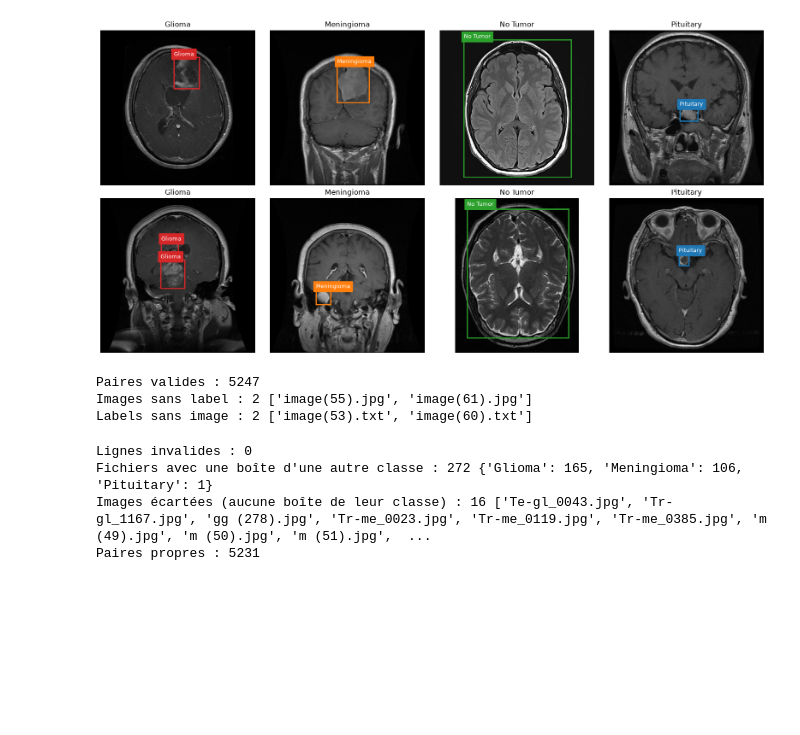
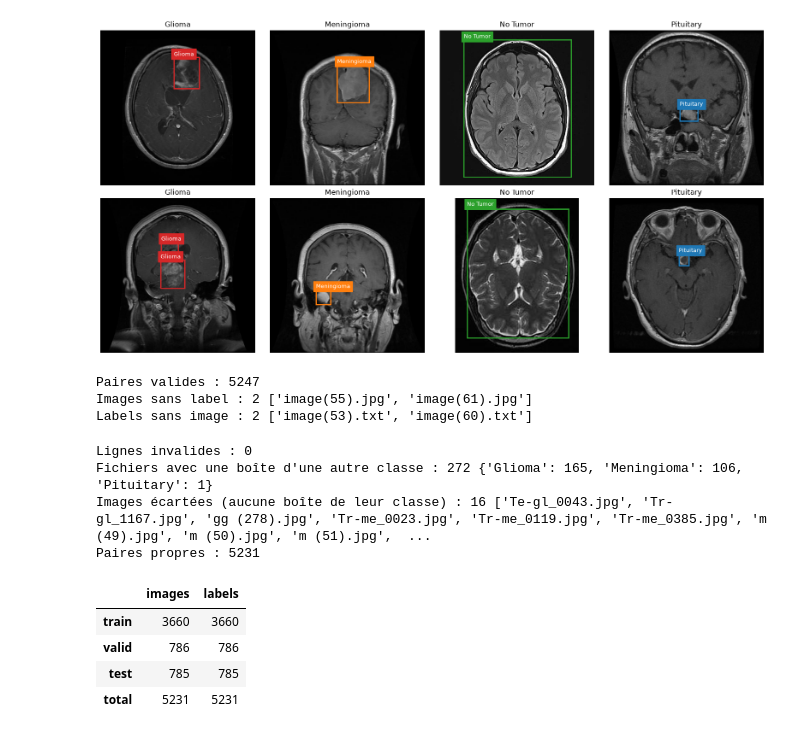
Before and after one commit to jerymy-k/DiagnosticMultimodal, a Jupyter notebook: notebooks/detection.ipynb, the cells around one changed output. Cells and saved outputs as stored; diff of their text form; code cells hidden in the pictures; blank space fills up the shorter version.

Commit message:
DIAG-26 : Organisation images/labels en train/valid/test #Terminé

```diff
--- a/notebooks/detection.ipynb
+++ b/notebooks/detection.ipynb
@@ -118,3 +118,34 @@ Lignes invalides : 0
 Fichiers avec une boîte d'une autre classe : 272 {'Glioma': 165, 'Meningioma': 106, 'Pituitary': 1}
 Images écartées (aucune boîte de leur classe) : 16 ['Te-gl_0043.jpg', 'Tr-gl_1167.jpg', 'gg (278).jpg', 'Tr-me_0023.jpg', 'Tr-me_0119.jpg', 'Tr-me_0385.jpg', 'm (49).jpg', 'm (50).jpg', 'm (51).jpg',  ...
 Paires propres : 5231
+# %%
+import shutil
+import pandas as pd
+
+YOLO_DIR = Path("../processed/yolo")
+SET_NAMES = {"train": "train", "val": "valid", "test": "test"}
+
+split_df = pd.read_csv("../processed/split.csv")
+image_set = {Path(p).resolve(): SET_NAMES[s] for p, s in zip(split_df["path"], split_df["set"])}
+
+shutil.rmtree(YOLO_DIR, ignore_errors=True)
+for image_path, boxes in clean_pairs:
+    set_name = image_set[image_path.resolve()]
+    label_path = image_path.parent.parent / "labels" / f"{image_path.stem}.txt"
+    for kind, src in [("images", image_path), ("labels", label_path)]:
+        dest = YOLO_DIR / kind / set_name
+        dest.mkdir(parents=True, exist_ok=True)
+        shutil.copy2(src, dest / src.name)
+# %%
+counts = pd.DataFrame({
+    kind: {set_name: len(list((YOLO_DIR / kind / set_name).iterdir())) for set_name in SET_NAMES.values()}
+    for kind in ["images", "labels"]
+})
+counts.loc["total"] = counts.sum()
+counts
+# %% [output]
+|  | images | labels |
+| train | 3660 | 3660 |
+| valid | 786 | 786 |
+| test | 785 | 785 |
+| total | 5231 | 5231 |
```
